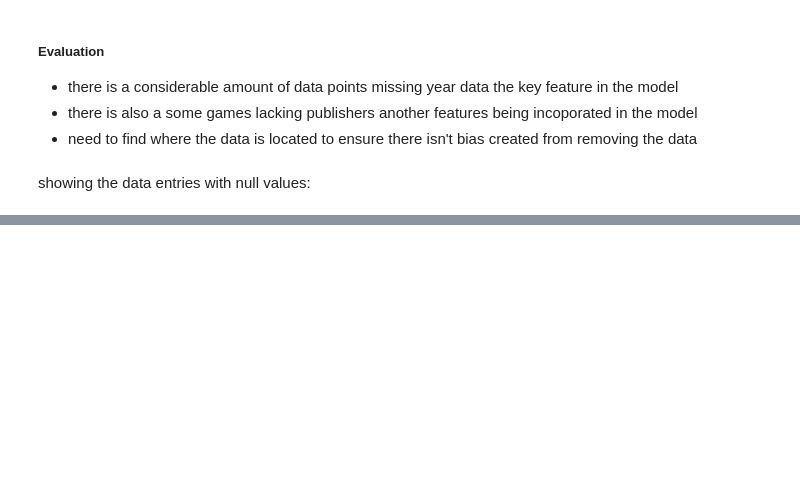
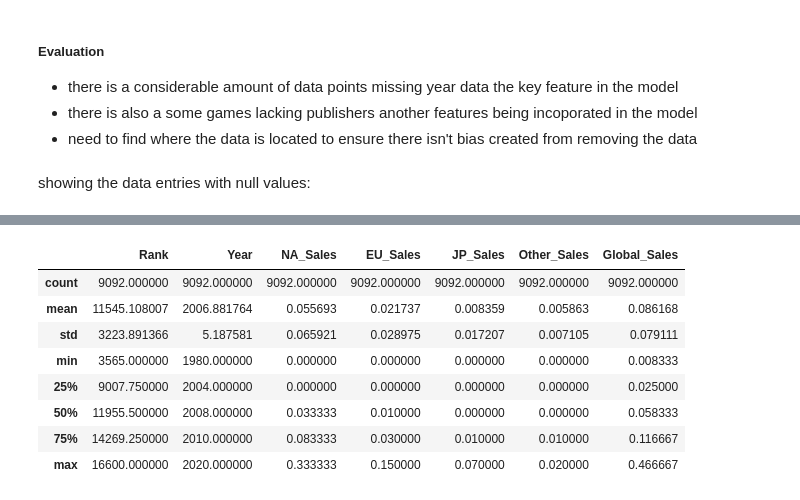
Before and after one commit to TempeHS/2025SE-LiamW-ML_AssessmentTask, a Jupyter notebook: Data_Wrangling/2. Data_Wrangling.ipynb, the cells around one changed output, grey strips where cells are left out. Saved outputs shown, nothing was run; the diff lists cells and outputs as text; code cells hidden in the pictures; blank space fills up the shorter version.

```diff
--- a/Data_Wrangling/2. Data_Wrangling.ipynb
+++ b/Data_Wrangling/2. Data_Wrangling.ipynb
@@ -63,0 +161,3 @@ I also noticed that there are the same game on different consoles as different d
+# %%
+data_frame = data_frame[(data_frame['Global_Sales'] >= Q1 - 1.5 * IQR) & (data_frame['Global_Sales'] <= Q3 + 1.5 * IQR)]
+print(data_frame['Global_Sales'].describe())
@@ -63,0 +314,23 @@ I also noticed that there are the same game on different consoles as different d
+# %%
+scale_feature = 'NA_Sales'
+
+#the minimum value with space for outliers
+MIN_NS = 0
+
+#the maximum value with space for outliers
+MAX_NS = 1.2
+
+#scale features
+data_frame[scale_feature] = [(X - MIN_NS) / (MAX_NS - MIN_NS) for X in data_frame[scale_feature]]
+
+data_frame.describe()
+# %% [output]
+|  | Rank | Year | NA_Sales | EU_Sales | JP_Sales | Other_Sales | Global_Sales |
+| count | 9092.000000 | 9092.000000 | 9092.000000 | 9092.000000 | 9092.000000 | 9092.000000 | 9092.000000 |
+| mean | 11545.108007 | 2006.881764 | 0.055693 | 0.021737 | 0.008359 | 0.005863 | 0.086168 |
+| std | 3223.891366 | 5.187581 | 0.065921 | 0.028975 | 0.017207 | 0.007105 | 0.079111 |
+| min | 3565.000000 | 1980.000000 | 0.000000 | 0.000000 | 0.000000 | 0.000000 | 0.008333 |
+| 25% | 9007.750000 | 2004.000000 | 0.000000 | 0.000000 | 0.000000 | 0.000000 | 0.025000 |
+| 50% | 11955.500000 | 2008.000000 | 0.033333 | 0.010000 | 0.000000 | 0.000000 | 0.058333 |
+| 75% | 14269.250000 | 2010.000000 | 0.083333 | 0.030000 | 0.010000 | 0.010000 | 0.116667 |
+| max | 16600.000000 | 2020.000000 | 0.333333 | 0.150000 | 0.070000 | 0.020000 | 0.466667 |
```
Also changed, not shown: parts of 27 cells of this notebook, 1 other file.
